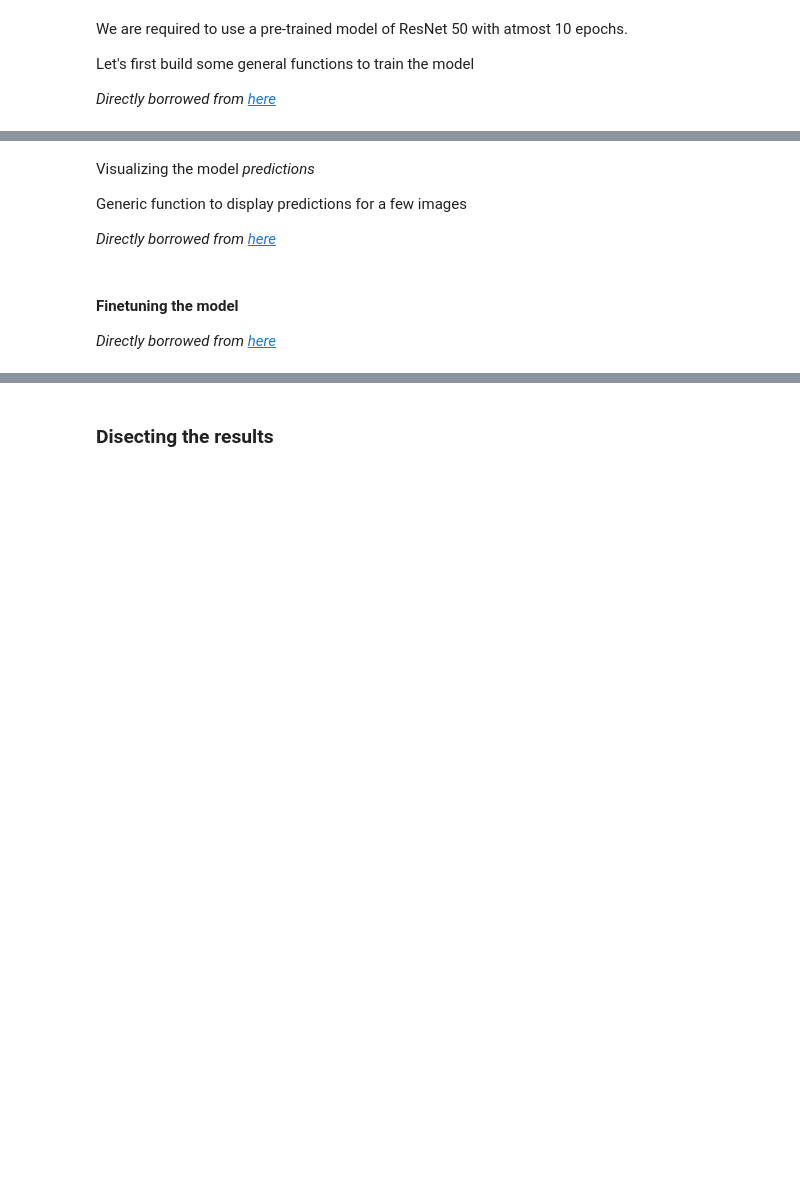
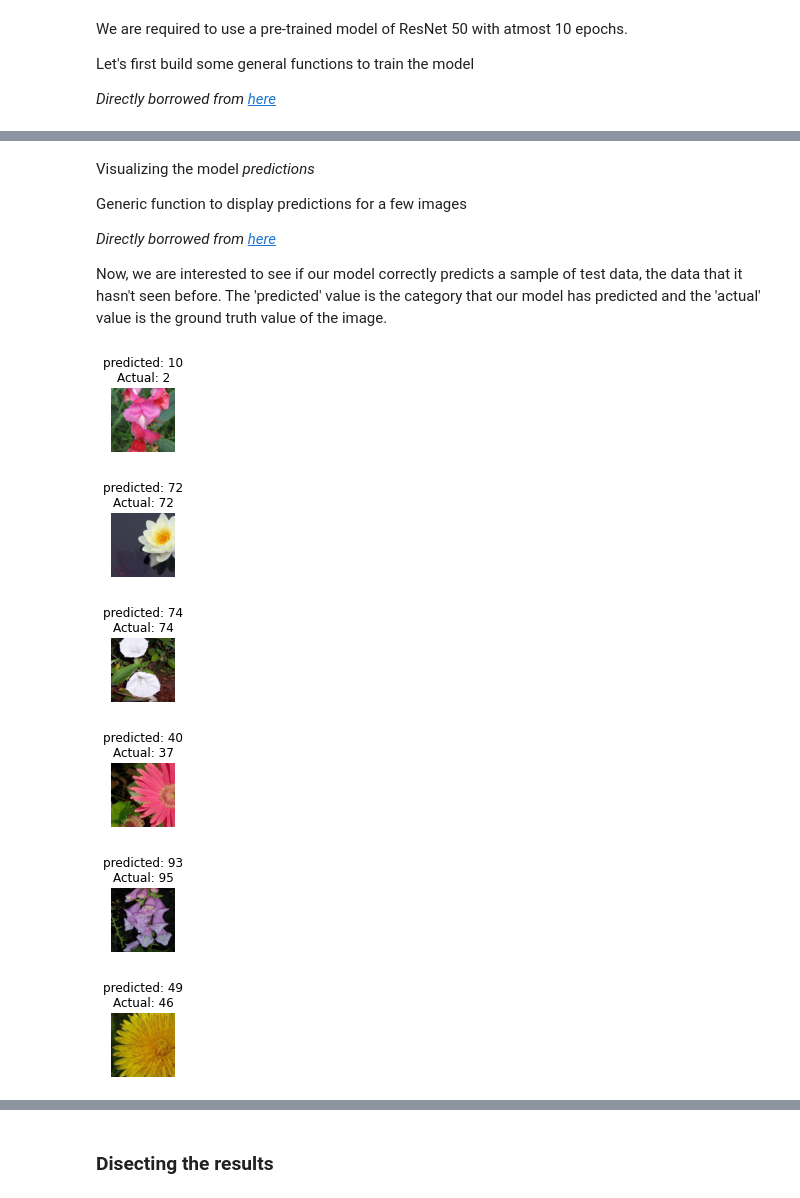
Before and after one commit to AmitSharma1127/fellowship.ai, a Jupyter notebook: Fellowship_ai.ipynb, the cells around one changed output, grey strips where cells are left out. Drawn from its saved outputs; the diff is of its cells as text; code cells hidden in the pictures; blank space fills up the shorter version.

```diff
--- a/Fellowship_ai.ipynb
+++ b/Fellowship_ai.ipynb
@@ -140,6 +127,7 @@ Now, let's finally load the data in memory
 # %%
 #Converting PIL images to Tensors for processing
 #Random cropping is used to make all the input image size of constant size
+
 data_transforms = {
     'train': transforms.Compose([
         transforms.RandomResizedCrop(224),
@@ -155,9 +143,11 @@ data_transforms = {
     ])
 }
 
+#Using the ImageFolder to make the image datasets
 image_datasets = {x: datasets.ImageFolder(os.path.join(data_dir, x),
                                           data_transforms[x])
                                           for x in ['train', 'valid', 'test']}
 
+#Creating dataloaders for efficient retrieval of image data
 dataloaders = {x: torch.utils.data.DataLoader(image_datasets[x], batch_size=4, shuffle=True, num_workers=4)
-              for x in ['train', 'valid']}
+              for x in ['train', 'valid', 'test']}
@@ -185,22 +171,8 @@ class_names = image_datasets['train'].classes
 Now, let's take random sample of data and visualize it
 # %%
 def imshow(inp, title=None):
-    """Imshow for Tensor."""
     inp = inp.numpy().transpose((1, 2, 0))
-    mean = np.array([0.485, 0.456, 0.406])
-    std = np.array([0.229, 0.224, 0.225])
-    inp = std * inp + mean
-    inp = np.clip(inp, 0, 1)
     plt.imshow(inp)
     if title is not None:
         plt.title(title)
     plt.pause(0.001)  # pause a bit so that plots are updated
-
-
-# Get a batch of training data
-inputs, classes = next(iter(dataloaders['train']))
-
-# Make a grid from batch
-out = torchvision.utils.make_grid(inputs)
-
-imshow(out, title=[class_names[x] for x in classes])
@@ -284,0 +347,2 @@ def train_model(model, criterion, optimizer, scheduler, num_epochs=10):
+# %%
+model_ft = train_model(model_ft, criterion, optimizer_ft, exp_lr_scheduler, num_epochs=10)
@@ -288,33 +370,40 @@ Visualizing the model *predictions*
 Generic function to display predictions for a few images
 
 *Directly borrowed from [here](https://pytorch.org/tutorials/beginner/transfer_learning_tutorial.html)*
+
+Now, we are interested to see if our model correctly predicts a sample of test data, the data that it hasn't seen before. The 'predicted' value is the category that our model has predicted and the 'actual' value is the ground truth value of the image.
 # %%
-def visualize_model(model, num_images=6, dataloaders=dataloaders['valid']):
+def visualize_model(model, num_images=6, dataloaders=dataloaders['test']):
     was_training = model.training
     model.eval()
     images_so_far = 0
     fig = plt.figure()
 
     with torch.no_grad():
         for i, (inputs, labels) in enumerate(dataloaders):
             inputs = inputs.to(device)
             labels = labels.to(device)
 
             outputs = model(inputs)
             _, preds = torch.max(outputs, 1)
 
             for j in range(inputs.size()[0]):
                 images_so_far += 1
                 ax = plt.subplot(num_images//2, 2, images_so_far)
                 ax.axis('off')
-                ax.set_title('predicted: {}'.format(class_names[preds[j]]))
+                ax.set_title('predicted: {}\nActual: {}'.format(class_names[preds[j]], labels[j]))
                 imshow(inputs.cpu().data[j])
 
                 if images_so_far == num_images:
                     model.train(mode=was_training)
                     return
         model.train(mode=was_training)
+
+visualize_model(model_ft)
+# %% [output]
+[figure, added]
+[figure, added]
+[figure, added]
+[figure, added]
+[figure, added]
+[figure, added]
-# %% [markdown]
-#### Finetuning the model
-
-*Directly borrowed from [here](https://pytorch.org/tutorials/beginner/transfer_learning_tutorial.html)*
```
Also changed, not shown: parts of 63 cells of this notebook.
